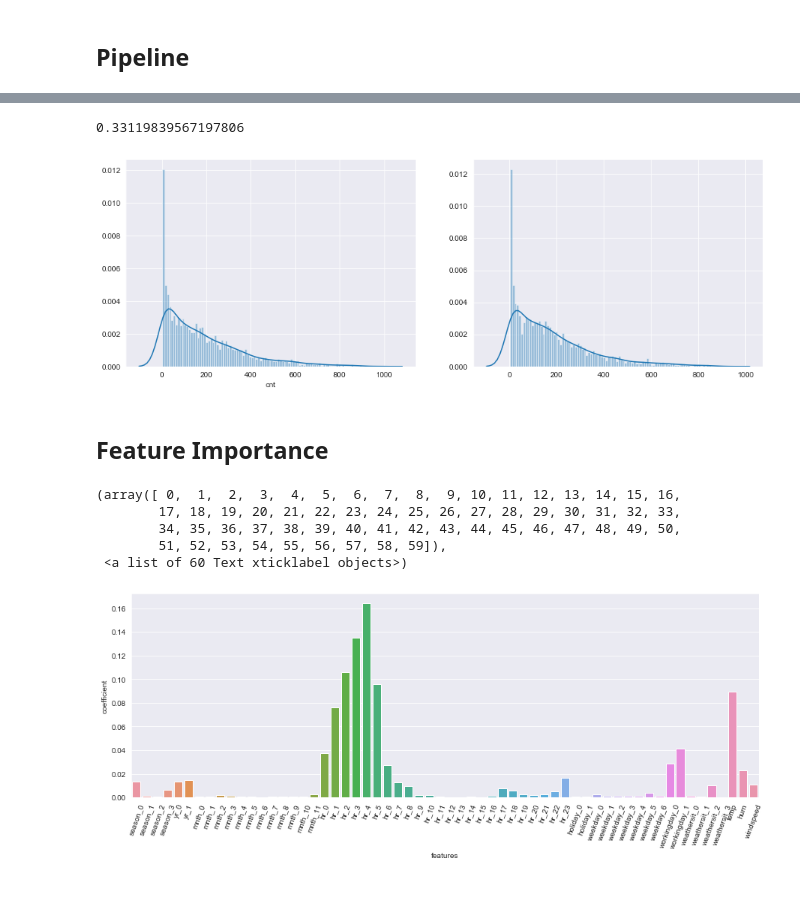
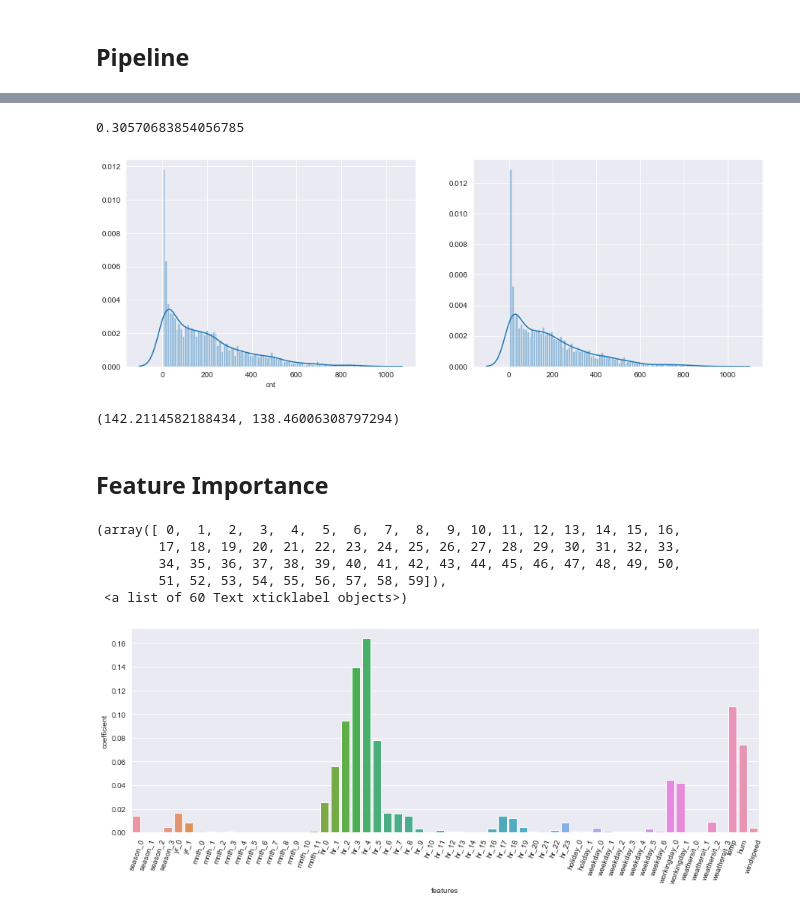
Before and after one commit to GeorgesAlkhouri/bikeshare, a Jupyter notebook: notebooks/0.6-galk-exploratory-analysis.ipynb, the cells around one changed output, grey strips where cells are left out. Saved outputs shown, nothing was run; the diff lists cells and outputs as text; code cells hidden in the pictures.

```diff
--- a/notebooks/0.6-galk-exploratory-analysis.ipynb
+++ b/notebooks/0.6-galk-exploratory-analysis.ipynb
@@ -186,7 +235,7 @@ plot_dist(log_scale_df)
 from sklearn.ensemble import RandomForestRegressor
 from sklearn.model_selection import GridSearchCV
 from sklearn.model_selection import train_test_split
-from sklearn.metrics import make_scorer, mean_squared_error
+from sklearn.metrics import make_scorer, mean_squared_error, mean_squared_log_error
 from sklearn.model_selection import cross_val_score, cross_val_predict, cross_validate
 from sklearn.gaussian_process import GaussianProcessRegressor
 
@@ -194,12 +243,6 @@ split_ration = 0.2
 seed = 42
 columns_to_drop = ['cnt', 'atemp', 'casual', 'registered']
 
-data = interm_df
-y = data['cnt']
-
-data = interm_df.drop(columns_to_drop, axis=1)
-
-X_train, X_test, y_train, y_test = train_test_split(data,y,test_size=split_ration, random_state=seed)
-
-def rmsle(y, pred):
-    return np.sqrt(mean_squared_log_error(y, pred))
+data = interm_df_windspeed
+#y = data['cnt']
+#data = data.drop(columns_to_drop, axis=1)
@@ -289,7 +269,0 @@ pipeline = make_pipeline(pre_transformer, sparse_transformer, reg)
-# %%
-def rmsle(y, pred):
-    return np.sqrt(mean_squared_log_error(np.exp(y), np.exp(pred)))
-rmsle_score = make_scorer(rmsle, greater_is_better=False)
-#result = cross_validate(pipeline, data, np.log(y), cv=5, scoring=rmsle_score, return_estimator=True, return_train_score=True)
-grid_search = GridSearchCV(pipeline, rf_params(), verbose=2, n_jobs=4,cv=5, scoring=rmsle_score, return_train_score=True)
-grid_search.fit(data, np.log(y))
@@ -304,36 +300,42 @@ np.mean(result['test_score']), result['test_score'], result['train_score']
 # %%
+X, y, pipeline = build_features.build_sklearn_pipline(data)
+X_train, X_test, y_train, y_test = train_test_split(X,y,test_size=split_ration, random_state=seed)
 pipeline.fit(X_train, np.log(y_train))
-pred = np.exp(pipeline.predict(X_test))
-score = rmsle(y_test, pred)
+pred = pipeline.predict(X_test)
+score = train_model.rmsle(np.log(y_test), pred)
 print(score)
 # %% [output]
-0.33119839567197806
+0.30570683854056785
 # %%
-plot_compare_density(y_test, pred)
+plot_compare_density(y_test, np.exp(pred))
 # %% [output]
-[figure, old version]
+[figure, new version]
+# %%
+train_model.mean_absolute_deviation(y_test), train_model.mean_absolute_deviation(np.exp(pred))
+# %% [output]
+(142.2114582188434, 138.46006308797294)
 # %% [markdown]
 ## Feature Importance
 # %%
 from itertools import chain
 cat_feat = ['season', 'yr','mnth', 'hr', 'holiday', 'weekday', 'workingday', 'weathersit']
 cat_feat_count = [len(X_train[cat].unique()) for cat in cat_feat]
 cat_feat_count = [list(range(count)) for count in cat_feat_count]
 cat_feat_count = [ [ cat + '_' + str(count) for count in counts ] for cat, counts in zip(cat_feat, cat_feat_count)]
 cat_feat_count = list(chain(*cat_feat_count))
 
 features = pd.DataFrame()
 features['features'] = cat_feat_count + ['temp', 'hum', 'windspeed']
-features['coefficient'] = pipeline['randomforestregressor'].feature_importances_
+features['coefficient'] = pipeline['gradientboostingregressor'].feature_importances_
 #features.sort_values(by=['coefficient'],ascending=False,inplace=True)
 
 fig,ax = pyplot.subplots(figsize=(15, 5))
 sns.barplot(data=features,x="features",y="coefficient",ax=ax)
 pyplot.xticks(rotation=70)
 # %% [output]
 (array([ 0,  1,  2,  3,  4,  5,  6,  7,  8,  9, 10, 11, 12, 13, 14, 15, 16,
         17, 18, 19, 20, 21, 22, 23, 24, 25, 26, 27, 28, 29, 30, 31, 32, 33,
         34, 35, 36, 37, 38, 39, 40, 41, 42, 43, 44, 45, 46, 47, 48, 49, 50,
         51, 52, 53, 54, 55, 56, 57, 58, 59]),
  <a list of 60 Text xticklabel objects>)
-[figure, old version]
+[figure, new version]
```
Also changed, not shown: parts of 18 cells of this notebook.
